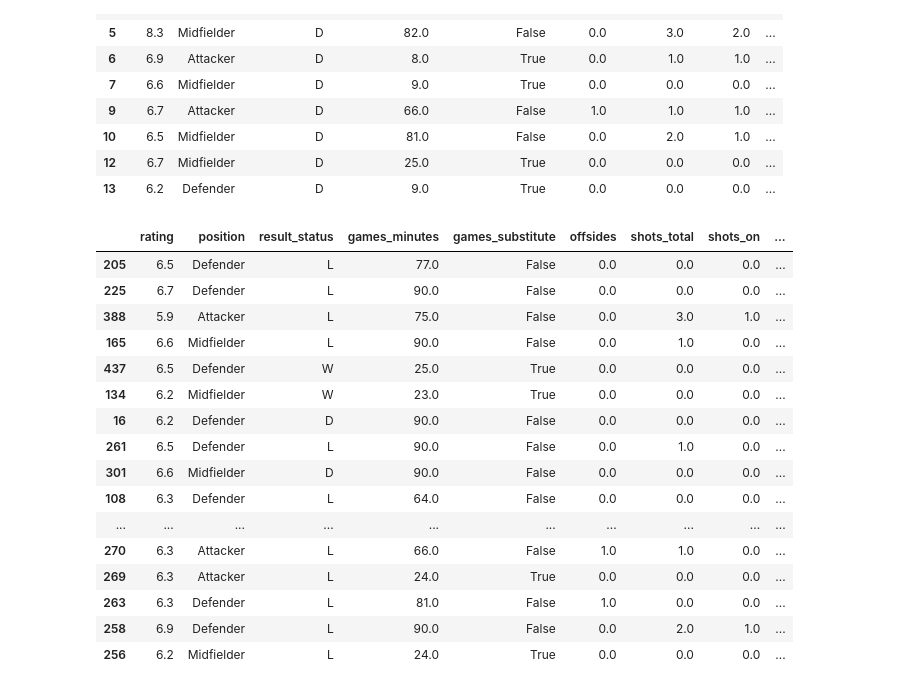
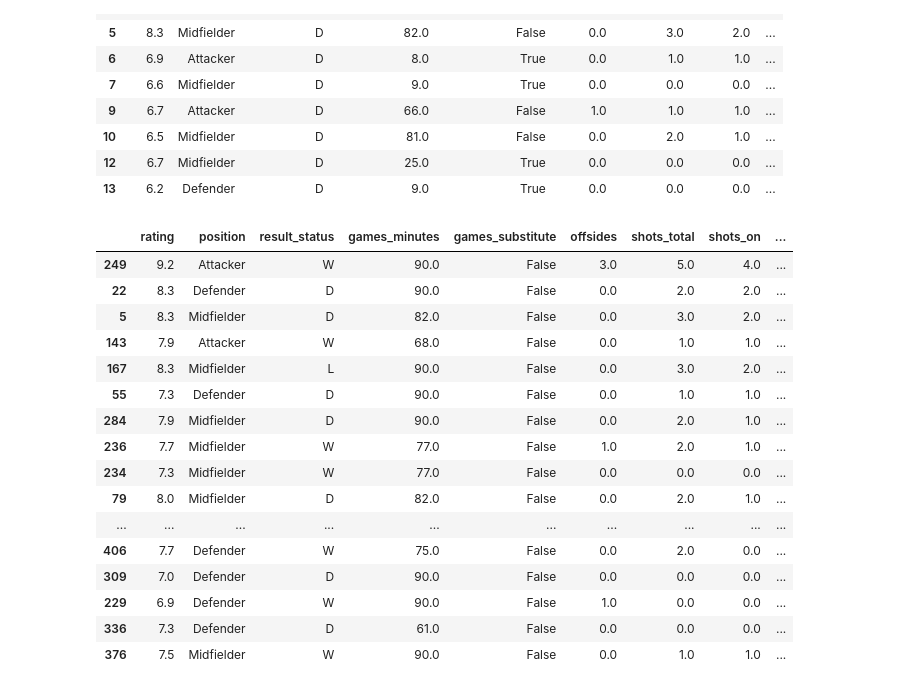
Before and after one commit to FrankMaverick/fantacalcio-rating-optimizer, a Jupyter notebook: 05_inference.ipynb, the cells around one changed output. Saved outputs shown, nothing was run; the diff lists cells and outputs as text; code cells hidden in the pictures.

```diff
--- a/05_inference.ipynb
+++ b/05_inference.ipynb
@@ -285,7 +299,9 @@ df = df_filtered.copy()
 significant_columns = ['goals_total', 'goals_assists', 'penalty_scored', 'penalty_saved',
                        'penalty_missed', 'penalty_committed', 'penalty_won', 'cards_red', 'cards_yellow']
 
-non_significant_columns = [col for col in df.columns if col not in significant_columns + ['position', 'rating', 'result_status', 'games_substitute', 'games_minutes', 'fbrating']]
+non_significant_columns = ['position', 'rating', 'result_status', 'games_substitute', 'games_minutes', 'games_minutes_step', 'fbrating']
+
+other_stats_columns = [col for col in df.columns if col not in significant_columns + non_significant_columns]
 
 # Mappa per sottrarre il valore basato sulla posizione
 position_penalties = {
@@ -296,18 +312,21 @@ position_penalties = {
 }
 
 
-# Logica per gestire gli outliers
-df['fbrating'] = np.where(
-    (df['games_minutes'] < 22) & (df['fbrating'] < 6),
-    # Se games_minutes < 22 e fbrating < 6
-    np.where(
-        (df[significant_columns] > 0).any(axis=1) | (df[non_significant_columns].sum(axis=1) >= 20),
-        # Se almeno una colonna significativa è > 0 o la somma delle non significative è >= 20
-        df['rating'] - df['position'].map(position_penalties),  # Sottrai il valore in base alla posizione
-        0  # Altrimenti assegna 0
-    ),
-    df['fbrating']  # Mantieni il valore attuale se la condizione principale non si applica
-)
+def adjust_fbrating(row):
+    # Controlla la condizione principale: games_minutes < 22 e fbrating < 6
+    if row['games_minutes'] < 22 and row['fbrating'] < 6:
+        # Controlla la condizione secondaria
+        if (row[significant_columns] > 0).any() or row[other_stats_columns].sum() >= 20:
+            # Sottrai il valore basato sulla posizione
+            return row['rating'] - position_penalties.get(row['position'], 0)
+        else:
+            # Se la condizione secondaria non è soddisfatta, assegna 0
+            return 0
+    # Se la condizione principale non è soddisfatta, restituisci il valore originale
+    return row['fbrating']
+
+# Applica la funzione riga per riga
+df['fbrating'] = df.apply(adjust_fbrating, axis=1)
 
 # Arrotondamento al mezzo punto più vicino per i valori predetti
 df['fbrating'] = np.where(
@@ -339,23 +358,23 @@ missing_columns = [col for col in df_filtered_rows.columns if col not in df.colu
 for col in missing_columns:
     df[col] = df_filtered_rows[col]
 # %%
-sorted_df = df.sort_values(by='fbrating', ascending=True)
+sorted_df = df.sort_values(by='fbrating', ascending=False)
 sorted_df.head(50)
 # %% [output]
 |  | rating | position | result_status | games_minutes | games_substitute | offsides | shots_total | shots_on | ... |
-| 205 | 6.5 | Defender | L | 77.0 | False | 0.0 | 0.0 | 0.0 | ... |
-| 225 | 6.7 | Defender | L | 90.0 | False | 0.0 | 0.0 | 0.0 | ... |
-| 388 | 5.9 | Attacker | L | 75.0 | False | 0.0 | 3.0 | 1.0 | ... |
-| 165 | 6.6 | Midfielder | L | 90.0 | False | 0.0 | 1.0 | 0.0 | ... |
-| 437 | 6.5 | Defender | W | 25.0 | True | 0.0 | 0.0 | 0.0 | ... |
-| 134 | 6.2 | Midfielder | W | 23.0 | True | 0.0 | 0.0 | 0.0 | ... |
-| 16 | 6.2 | Defender | D | 90.0 | False | 0.0 | 0.0 | 0.0 | ... |
-| 261 | 6.5 | Defender | L | 90.0 | False | 0.0 | 1.0 | 0.0 | ... |
-| 301 | 6.6 | Midfielder | D | 90.0 | False | 0.0 | 0.0 | 0.0 | ... |
-| 108 | 6.3 | Defender | L | 64.0 | False | 0.0 | 0.0 | 0.0 | ... |
+| 249 | 9.2 | Attacker | W | 90.0 | False | 3.0 | 5.0 | 4.0 | ... |
+| 22 | 8.3 | Defender | D | 90.0 | False | 0.0 | 2.0 | 2.0 | ... |
+| 5 | 8.3 | Midfielder | D | 82.0 | False | 0.0 | 3.0 | 2.0 | ... |
+| 143 | 7.9 | Attacker | W | 68.0 | False | 0.0 | 1.0 | 1.0 | ... |
+| 167 | 8.3 | Midfielder | L | 90.0 | False | 0.0 | 3.0 | 2.0 | ... |
+| 55 | 7.3 | Defender | D | 90.0 | False | 0.0 | 1.0 | 1.0 | ... |
+| 284 | 7.9 | Midfielder | D | 90.0 | False | 0.0 | 2.0 | 1.0 | ... |
+| 236 | 7.7 | Midfielder | W | 77.0 | False | 1.0 | 2.0 | 1.0 | ... |
+| 234 | 7.3 | Midfielder | W | 77.0 | False | 0.0 | 0.0 | 0.0 | ... |
+| 79 | 8.0 | Midfielder | D | 82.0 | False | 0.0 | 2.0 | 1.0 | ... |
 | ... | ... | ... | ... | ... | ... | ... | ... | ... | ... |
-| 270 | 6.3 | Attacker | L | 66.0 | False | 1.0 | 1.0 | 0.0 | ... |
-| 269 | 6.3 | Attacker | L | 24.0 | True | 0.0 | 0.0 | 0.0 | ... |
-| 263 | 6.3 | Defender | L | 81.0 | False | 1.0 | 0.0 | 0.0 | ... |
-| 258 | 6.9 | Defender | L | 90.0 | False | 0.0 | 2.0 | 1.0 | ... |
-| 256 | 6.2 | Midfielder | L | 24.0 | True | 0.0 | 0.0 | 0.0 | ... |
+| 406 | 7.7 | Defender | W | 75.0 | False | 0.0 | 2.0 | 0.0 | ... |
+| 309 | 7.0 | Defender | D | 90.0 | False | 0.0 | 0.0 | 0.0 | ... |
+| 229 | 6.9 | Defender | W | 90.0 | False | 1.0 | 0.0 | 0.0 | ... |
+| 336 | 7.3 | Defender | D | 61.0 | False | 0.0 | 0.0 | 0.0 | ... |
+| 376 | 7.5 | Midfielder | W | 90.0 | False | 0.0 | 1.0 | 1.0 | ... |
```
Also changed, not shown: parts of 1 cell of this notebook.
